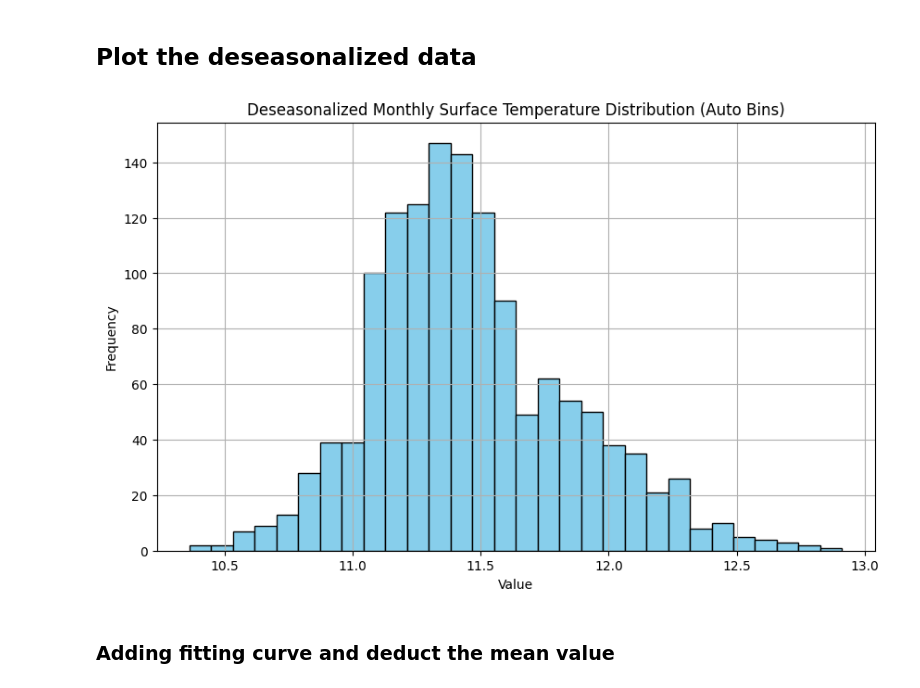
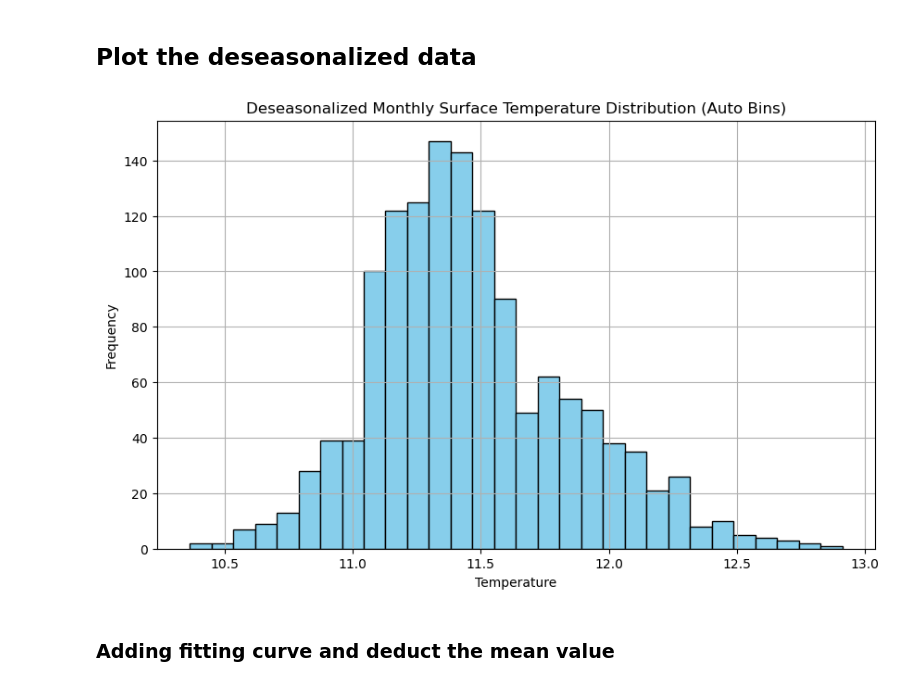
Before and after one commit to Ludong0909/Statistics, a Jupyter notebook: hw1.ipynb, the cells around one changed output. Cells and saved outputs as stored; diff of their text form; code cells hidden in the pictures.

```diff
--- a/hw1.ipynb
+++ b/hw1.ipynb
@@ -19,18 +19,18 @@ data.set_index('Time', inplace=True)
 # %%
 # Decomposition with a monthly period for surface temperature data
 decomposition_result_monthly = seasonal_decompose(data['Value'], model='additive', period=12)
 data['Deseasonalized_Monthly'] = data['Value'] - decomposition_result_monthly.seasonal
 
 # Plotting the deseasonalized data histogram with the original bin size
 plt.figure(figsize=(10, 6))
 plt.hist(data['Deseasonalized_Monthly'], bins='auto', color='skyblue', edgecolor='black')
 plt.title('Deseasonalized Monthly Surface Temperature Distribution (Auto Bins)')
-plt.xlabel('Value')
+plt.xlabel('Temperature')
 plt.ylabel('Frequency')
 plt.grid()
 plt.show()
 # %% [output]
-[figure, old version]
+[figure, new version]
 # %% [markdown]
 ### Adding fitting curve and deduct the mean value
 # %%
```
Also changed, not shown: parts of 2 cells of this notebook.
